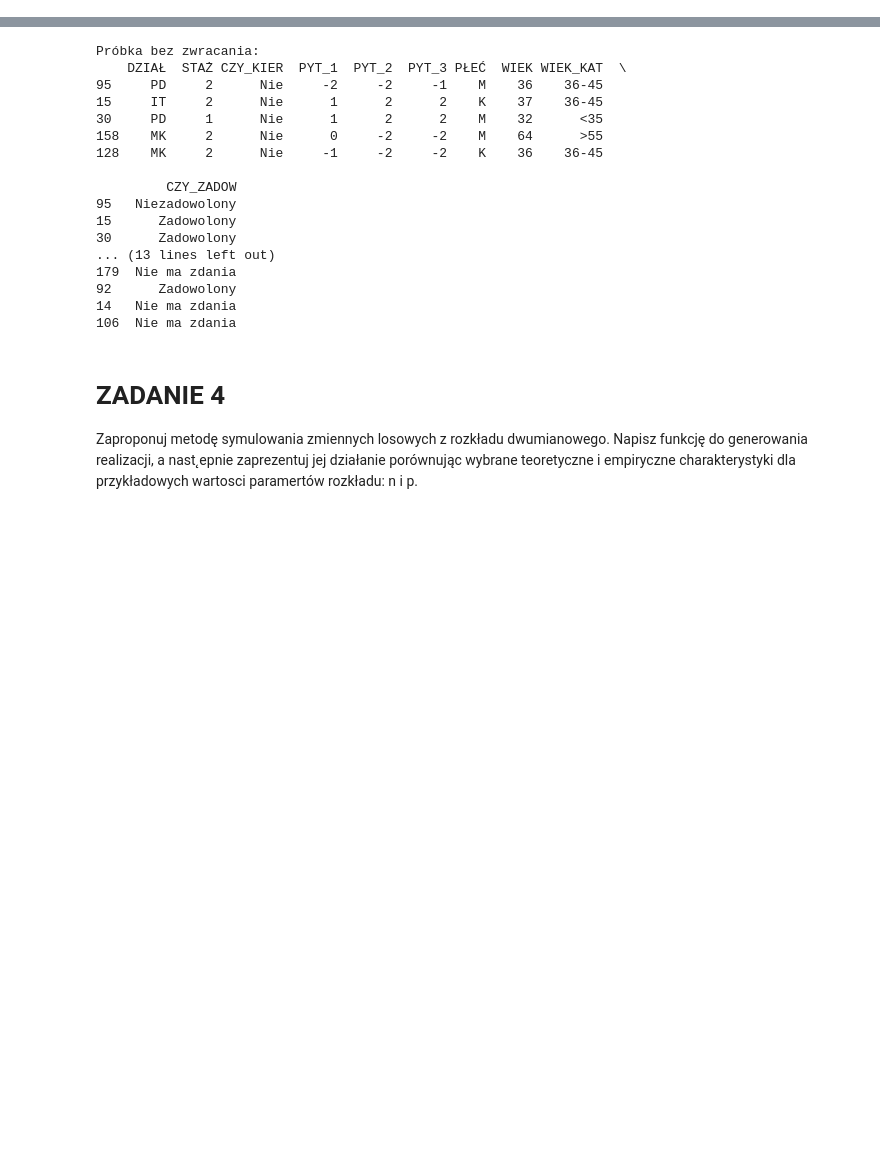
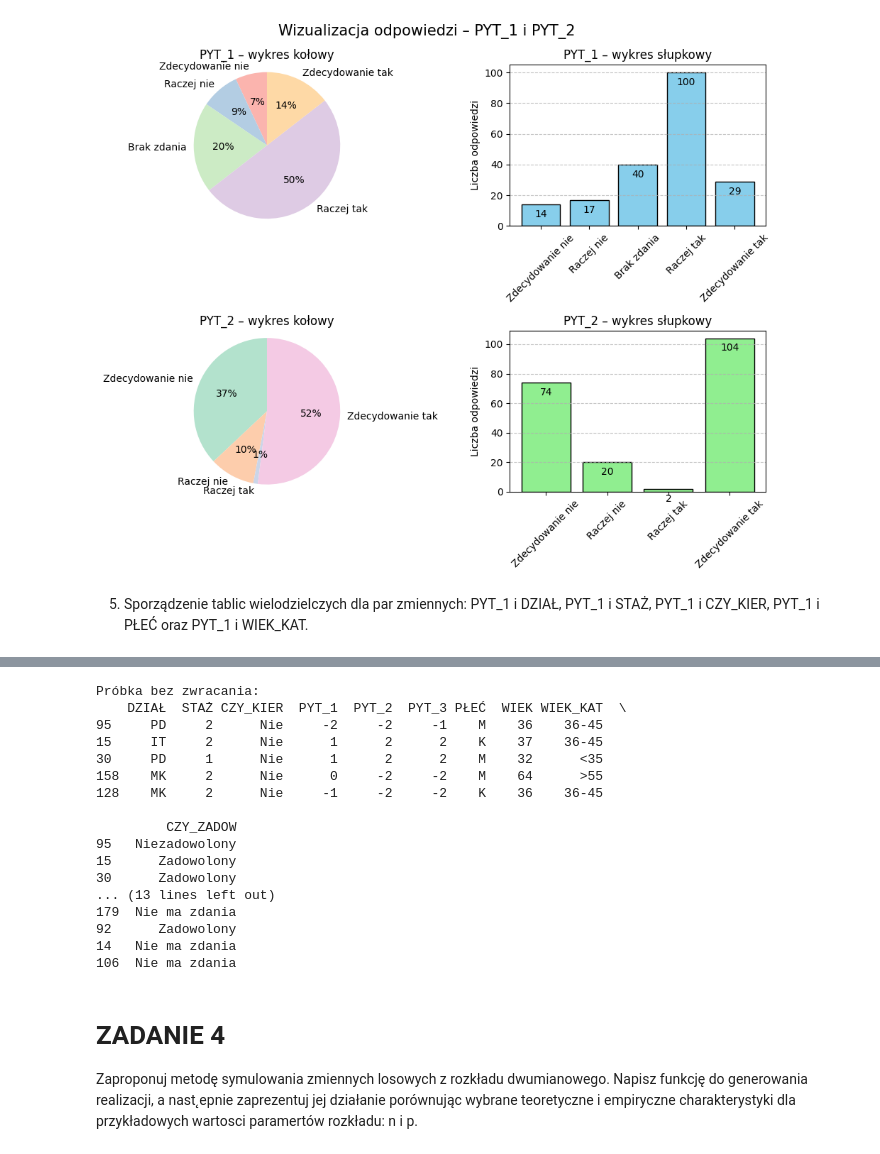
Before and after one commit to AmeliaBieda/Analiza_DA, a Jupyter notebook: lista1ADA.ipynb, the cells around one changed output, grey strips where cells are left out. Saved outputs shown, nothing was run; the diff lists cells and outputs as text; code cells hidden in the pictures; blank space fills up the shorter version.

```diff
--- a/lista1ADA.ipynb
+++ b/lista1ADA.ipynb
@@ -106 +82,70 @@ PYT_2
+# %%
+pyt1 = ankieta["PYT_1"].value_counts().sort_index()
+pyt2 = ankieta["PYT_2"].value_counts().sort_index()
+
+etykiety = {
+    -2: "Zdecydowanie nie",
+    -1: "Raczej nie",
+     0: "Brak zdania",
+     1: "Raczej tak",
+     2: "Zdecydowanie tak"
+}
+pyt1_ind = pyt1.index.map(etykiety)
+pyt2_ind = pyt2.index.map(etykiety)
+
+fig, axs = plt.subplots(2, 2, figsize=(10, 8))
+fig.suptitle("Wizualizacja odpowiedzi – PYT_1 i PYT_2", fontsize=15)
+
+# Wiersz 1 – PYT_1
+axs[0, 0].pie(
+    pyt1,
+    labels=pyt1_ind,
+    autopct='%1.0f%%',
+    startangle=90,
+    colors=plt.cm.Pastel1.colors
+)
+axs[0, 0].set_title("PYT_1 – wykres kołowy")
+axs[0, 0].axis('equal')
+
+bars = axs[0, 1].bar(
+    pyt1_ind,
+    pyt1.values,
+    color='skyblue',
+    edgecolor='black'
+)
+axs[0, 1].set_title("PYT_1 – wykres słupkowy")
+axs[0, 1].set_ylabel("Liczba odpowiedzi")
+axs[0, 1].tick_params(axis='x', rotation=45)
+axs[0, 1].grid(axis='y', linestyle='--', alpha=0.7)
+axs[0, 1].bar_label(bars, padding=-15)
+
+# Wiersz 2 – PYT_2
+axs[1, 0].pie(
+    pyt2,
+    labels=pyt2_ind,
+    autopct='%1.0f%%',
+    startangle=90,
+    colors=plt.cm.Pastel2.colors
+)
+axs[1, 0].set_title("PYT_2 – wykres kołowy")
+axs[1, 0].axis('equal')
+
+bars = axs[1, 1].bar(
+    pyt2_ind,
+    pyt2.values,
+    color='lightgreen',
+    edgecolor='black'
+)
+axs[1, 1].set_title("PYT_2 – wykres słupkowy")
+axs[1, 1].set_ylabel("Liczba odpowiedzi")
+axs[1, 1].tick_params(axis='x', rotation=45)
+axs[1, 1].grid(axis='y', linestyle='--', alpha=0.7)
+axs[1, 1].bar_label(bars, padding=-15)
+
+plt.tight_layout()
+plt.show()
+# %% [output]
+[figure, added]
+# %% [markdown]
+5. Sporządzenie tablic wielodzielczych dla par zmiennych: PYT_1 i DZIAŁ, PYT_1 i STAŻ, PYT_1 i CZY_KIER, PYT_1 i PŁEĆ oraz PYT_1 i WIEK_KAT.
 # %%
```
Also changed, not shown: parts of 32 cells of this notebook, 1 other file.
